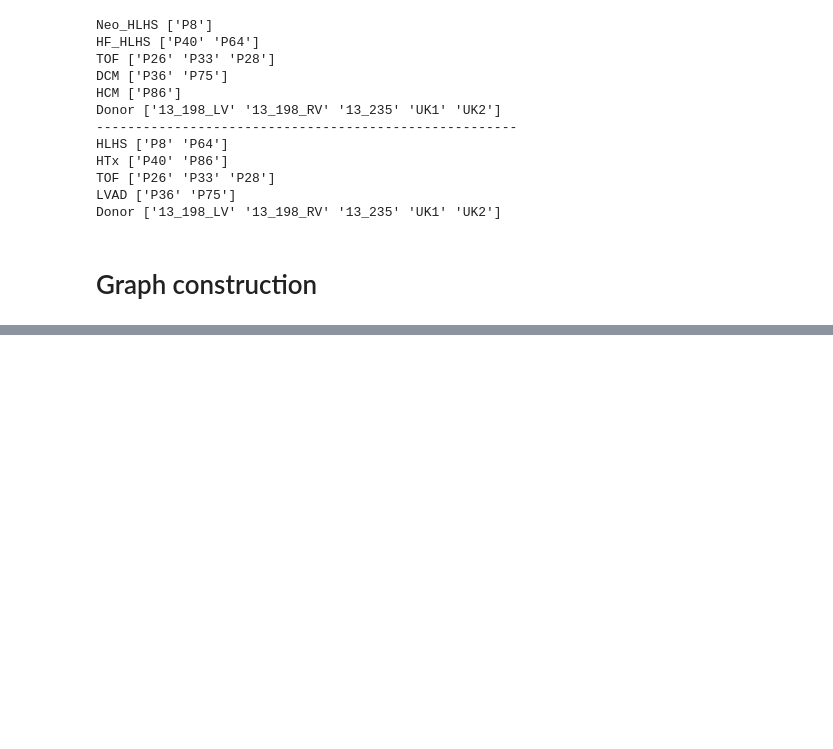
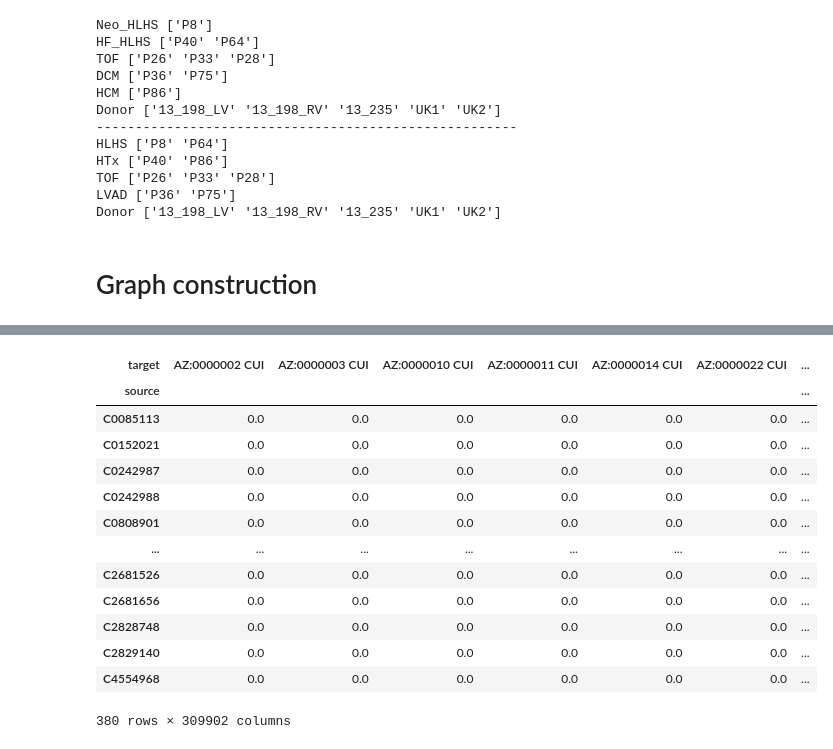
Before and after one commit to BRL-BCM/CTD, a Jupyter notebook: notebooks/CTD-GBA-CHD.ipynb, the cells around one changed output, grey strips where cells are left out. Cells and saved outputs as stored; diff of their text form; code cells hidden in the pictures; blank space fills up the shorter version.

```diff
--- a/notebooks/CTD-GBA-CHD.ipynb
+++ b/notebooks/CTD-GBA-CHD.ipynb
@@ -262,0 +387,31 @@ Case+Control shape: (2000, 91146), Control shape: (2000, 54260)
+# %%
+import pandas as pd
+
+# Load file
+df = pd.read_csv("../data/chd/edge_weights_chd.csv")
+
+# Use 'source' and 'target' as nodes, weight as values
+adj = df.pivot_table(index="source",
+                     columns="target",
+                     values="weight",
+                     fill_value=0)
+
+# Save adjacency matrix
+adj.to_csv("../data/chd/adj_UBKG_chd.csv")
+# %%
+adj
+# %% [output]
+| target | AZ:0000002 CUI | AZ:0000003 CUI | AZ:0000010 CUI | AZ:0000011 CUI | AZ:0000014 CUI | AZ:0000022 CUI | ... |
+| source |  |  |  |  |  |  | ... |
+| C0085113 | 0.0 | 0.0 | 0.0 | 0.0 | 0.0 | 0.0 | ... |
+| C0152021 | 0.0 | 0.0 | 0.0 | 0.0 | 0.0 | 0.0 | ... |
+| C0242987 | 0.0 | 0.0 | 0.0 | 0.0 | 0.0 | 0.0 | ... |
+| C0242988 | 0.0 | 0.0 | 0.0 | 0.0 | 0.0 | 0.0 | ... |
+| C0808901 | 0.0 | 0.0 | 0.0 | 0.0 | 0.0 | 0.0 | ... |
+| ... | ... | ... | ... | ... | ... | ... | ... |
+| C2681526 | 0.0 | 0.0 | 0.0 | 0.0 | 0.0 | 0.0 | ... |
+| C2681656 | 0.0 | 0.0 | 0.0 | 0.0 | 0.0 | 0.0 | ... |
+| C2828748 | 0.0 | 0.0 | 0.0 | 0.0 | 0.0 | 0.0 | ... |
+| C2829140 | 0.0 | 0.0 | 0.0 | 0.0 | 0.0 | 0.0 | ... |
+| C4554968 | 0.0 | 0.0 | 0.0 | 0.0 | 0.0 | 0.0 | ... |
+380 rows × 309902 columns
```
Also changed, not shown: parts of 21 cells of this notebook.
